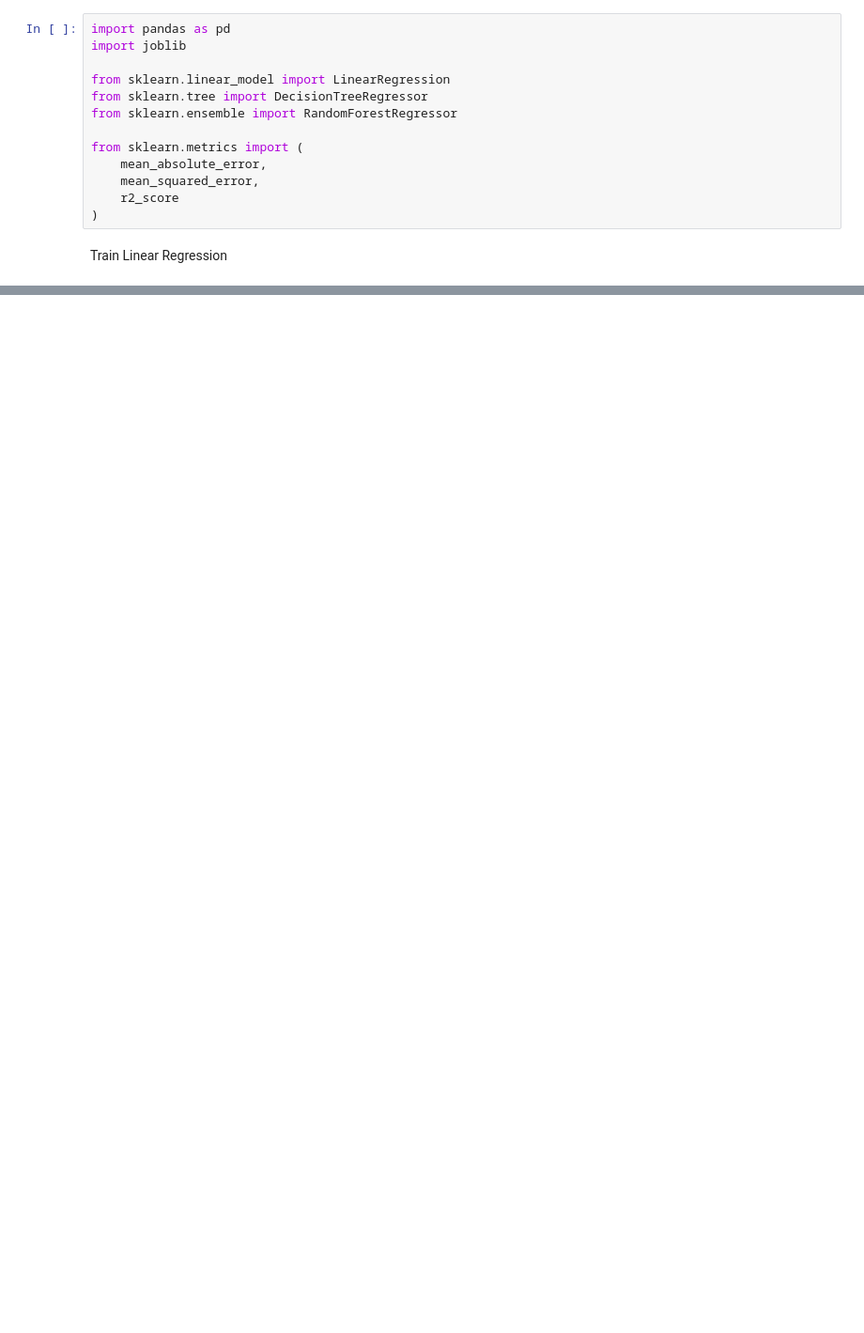
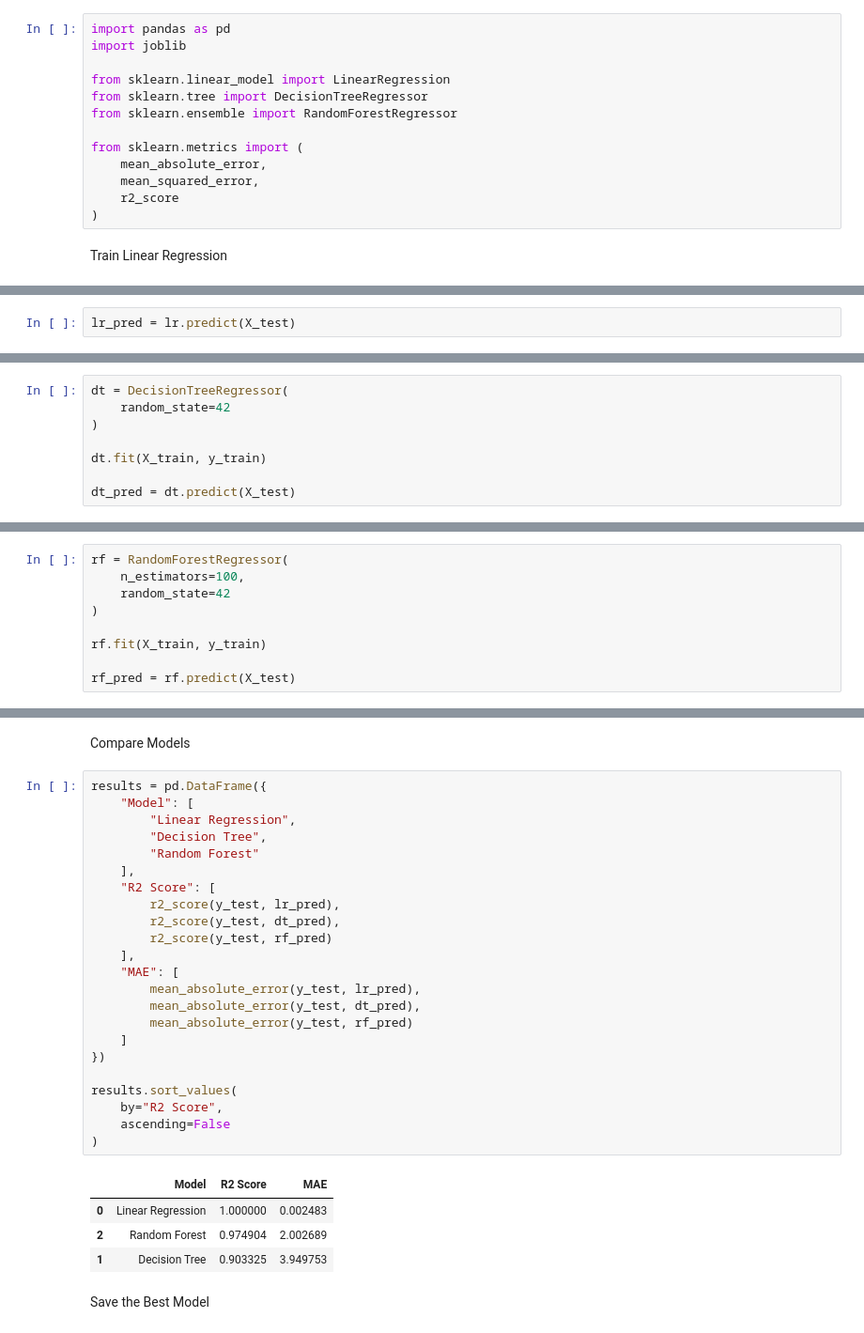
Before and after one commit to rishikasolanki/NekoAI-AI-Companion, a Jupyter notebook: ml_model/notebooks/03_Model_Training.ipynb, the cells around one changed output, grey strips where cells are left out. Shown at 94% size. Drawn from its saved outputs; the diff is of its cells as text; blank space fills up the shorter version.

Commit message:
Implemented Desicion Tree and Random Forest evaluation

```diff
--- a/ml_model/notebooks/03_Model_Training.ipynb
+++ b/ml_model/notebooks/03_Model_Training.ipynb
@@ -72,0 +27,2 @@ ValueError: could not convert string to float: 'Other'
+# %%
+lr_pred = lr.predict(X_test)
@@ -72,0 +42,8 @@ ValueError: could not convert string to float: 'Other'
+# %%
+dt = DecisionTreeRegressor(
+    random_state=42
+)
+
+dt.fit(X_train, y_train)
+
+dt_pred = dt.predict(X_test)
@@ -72,0 +65,9 @@ ValueError: could not convert string to float: 'Other'
+# %%
+rf = RandomForestRegressor(
+    n_estimators=100,
+    random_state=42
+)
+
+rf.fit(X_train, y_train)
+
+rf_pred = rf.predict(X_test)
@@ -72,0 +87,32 @@ ValueError: could not convert string to float: 'Other'
+# %% [markdown]
+Compare Models
+# %%
+results = pd.DataFrame({
+    "Model": [
+        "Linear Regression",
+        "Decision Tree",
+        "Random Forest"
+    ],
+    "R2 Score": [
+        r2_score(y_test, lr_pred),
+        r2_score(y_test, dt_pred),
+        r2_score(y_test, rf_pred)
+    ],
+    "MAE": [
+        mean_absolute_error(y_test, lr_pred),
+        mean_absolute_error(y_test, dt_pred),
+        mean_absolute_error(y_test, rf_pred)
+    ]
+})
+
+results.sort_values(
+    by="R2 Score",
+    ascending=False
+)
+# %% [output]
+|  | Model | R2 Score | MAE |
+| 0 | Linear Regression | 1.000000 | 0.002483 |
+| 2 | Random Forest | 0.974904 | 2.002689 |
+| 1 | Decision Tree | 0.903325 | 3.949753 |
+# %% [markdown]
+Save the Best Model
```
Also changed, not shown: parts of 10 cells of this notebook, 3 other files.
